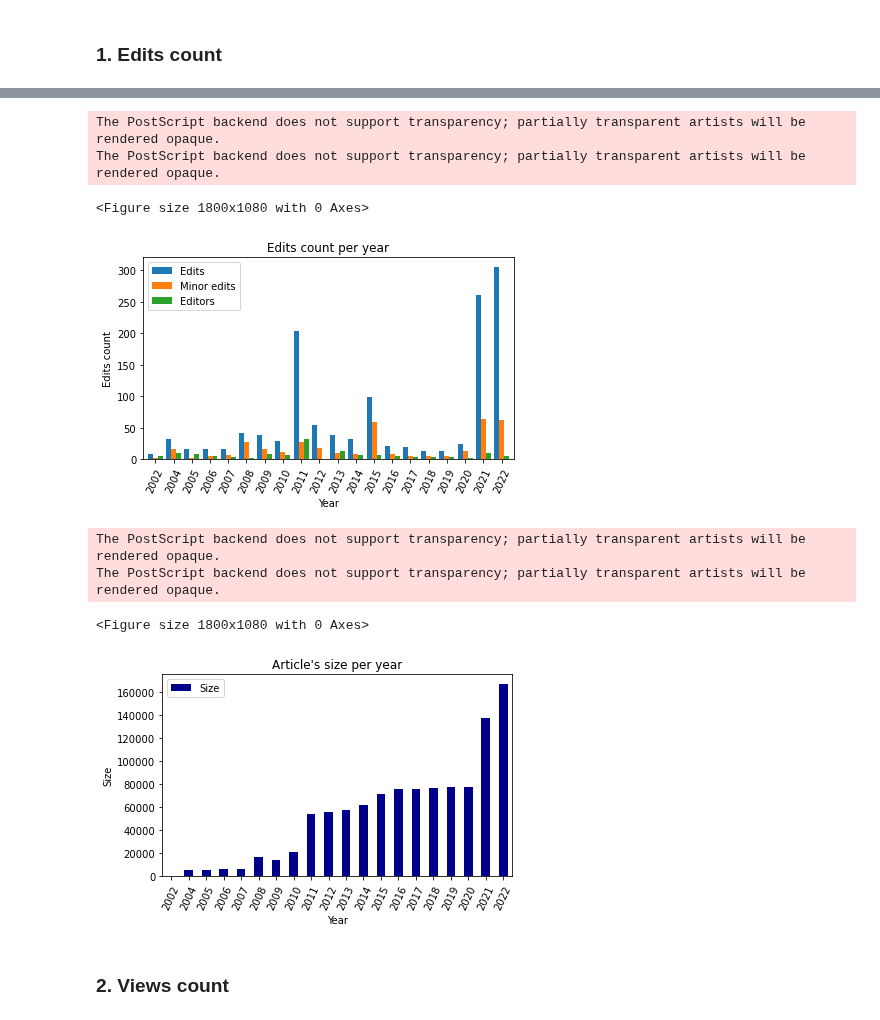
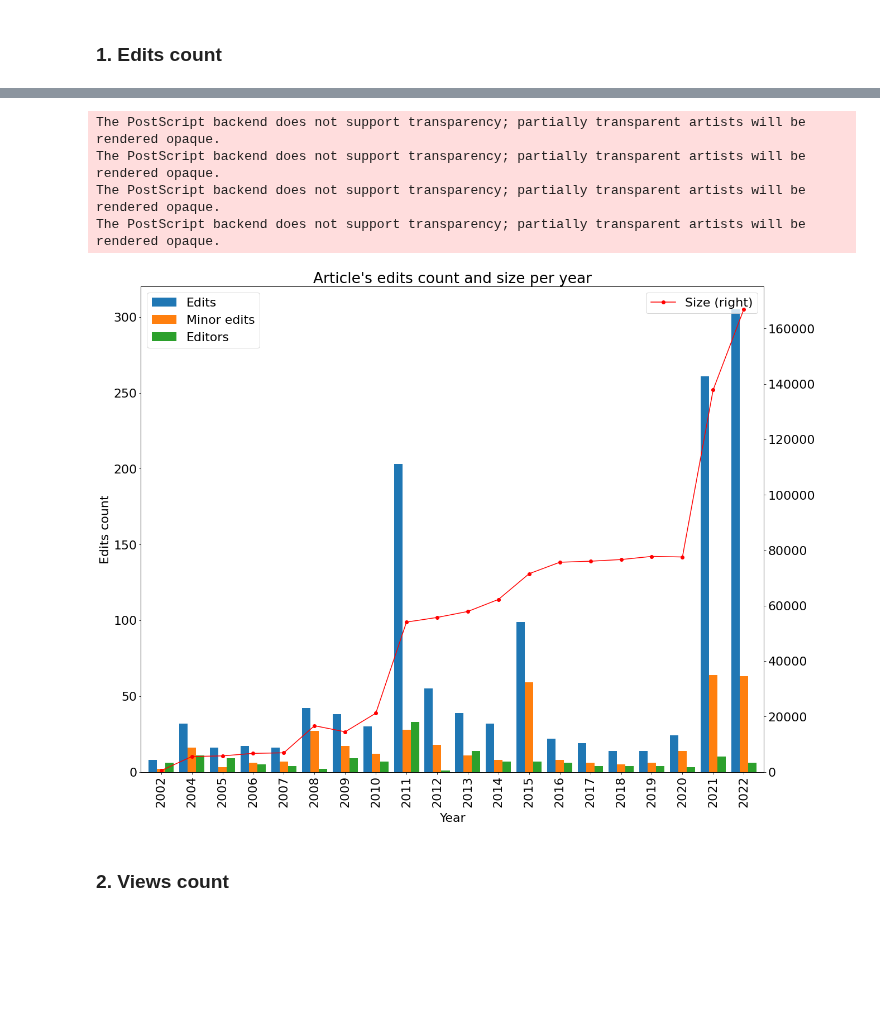
Before and after one commit to JohnMadrid/EC_env_images, a Jupyter notebook: WikiPageAnalysis/page_visits_analysis.ipynb, the cells around one changed output, grey strips where cells are left out. Cells and saved outputs as stored; diff of their text form; code cells hidden in the pictures; blank space fills up the shorter version.

```diff
--- a/WikiPageAnalysis/page_visits_analysis.ipynb
+++ b/WikiPageAnalysis/page_visits_analysis.ipynb
@@ -159,22 +127,36 @@ def visualize_date(data, fig_size, kind, width, color, xlabel, ylabel, title, im
-# %%
-# Plot edits per year
-visualize_date(edit_sum_year, (25,15), "bar", 0.82, None, "Year", "Edits count", "Edits count per year", "eps", "Images/edits_count.eps")
-# %% [output]
-The PostScript backend does not support transparency; partially transparent artists will be rendered opaque.
-The PostScript backend does not support transparency; partially transparent artists will be rendered opaque.
-<Figure size 1800x1080 with 0 Axes>
-[figure, removed]
-# %%
-# grouped size as df
-size_year = pd.DataFrame(size_year)
-
-# Plot article's size
-visualize_date(size_year,(25,15), "bar", 0.5, "darkblue", "Year", "Size", "Article's size per year", "eps", "Images/article_size.eps")
-# %% [output]
-The PostScript backend does not support transparency; partially transparent artists will be rendered opaque.
-The PostScript backend does not support transparency; partially transparent artists will be rendered opaque.
-<Figure size 1800x1080 with 0 Axes>
-[figure, removed]
+# %%
+def plot_edits_size(df, save=True):
+    fig, ax1 = plt.subplots(figsize=(20, 16))
+    ax2 = ax1.twinx()
+    width = 0.82
+
+    edit_sum_year2[['Edits','Minor edits','Editors']].plot(kind='bar',width=width, ax=ax1)
+    edit_sum_year2[['Size']].plot(secondary_y = True, ax=ax2, color='red', marker='o')
+    ax1.set_ylabel('Edits count')
+    ax1.set_xlabel('Year', labelpad=10)
+    ax1.set_title("Article's edits count and size per year")
+    # ax1.xticks(rotation = 45)
+
+    ax1 = plt.gca()
+    # make secondary y-axis (right) start from same zero value as left y-axis
+    ax1.set_ylim(bottom=0)
+
+    ax1.set_xticklabels(edit_sum_year2.DateTime.tolist())
+
+    # Save image high resolution image
+    # Uncomment to save image
+    # format can include # e.g .png, .svg, etc.
+    if save:
+        plt.savefig("Images/edits_count_and_size.eps", format='eps', dpi=1200)
+    plt.show()
+# %%
+plot_edits_size(edit_sum_year2, save=True)
+# %% [output]
+The PostScript backend does not support transparency; partially transparent artists will be rendered opaque.
+The PostScript backend does not support transparency; partially transparent artists will be rendered opaque.
+The PostScript backend does not support transparency; partially transparent artists will be rendered opaque.
+The PostScript backend does not support transparency; partially transparent artists will be rendered opaque.
+[figure, added]
 # %% [markdown]
 ### 2. Views count
 # %%
```
Also changed, not shown: parts of 18 cells of this notebook, 8 other files.
